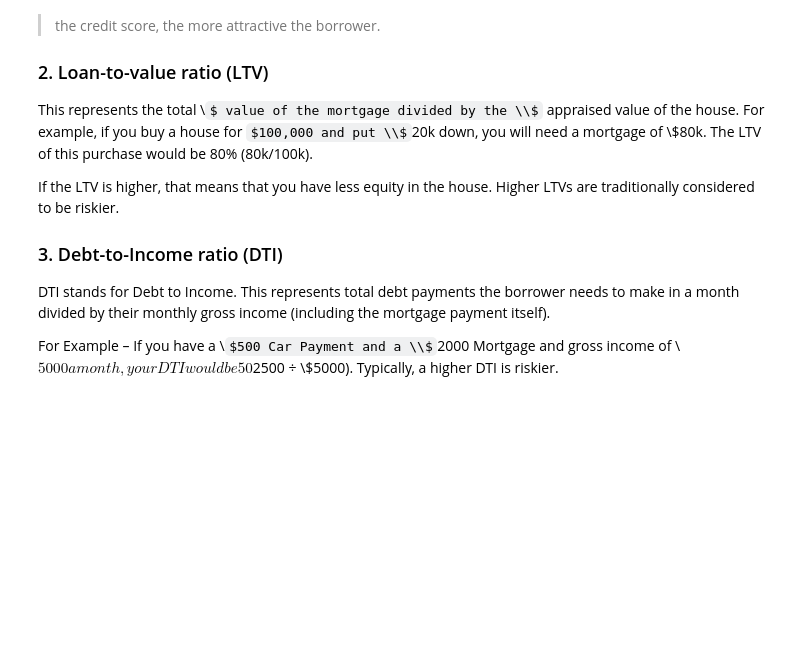
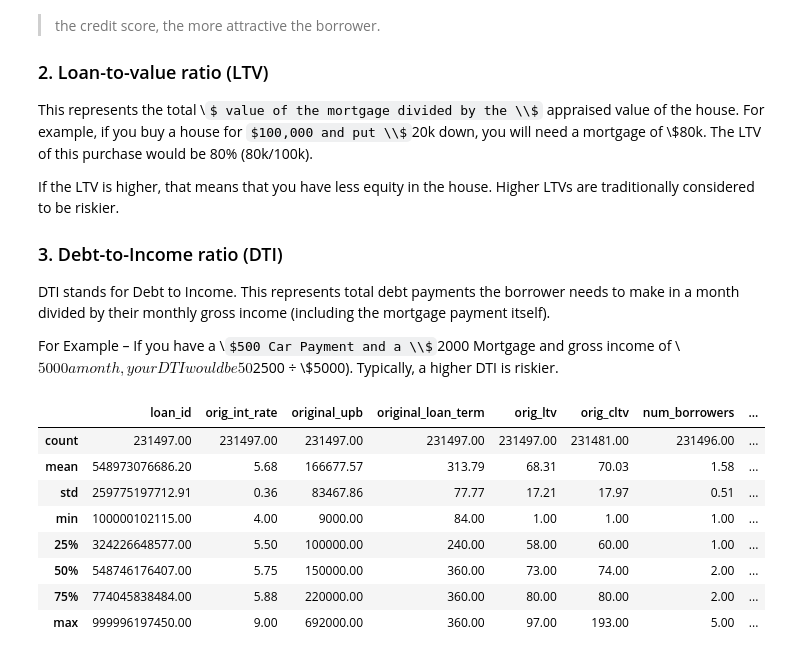
Before and after one commit to jcabiles/AnalysisPractice, a Jupyter notebook: foreclosed_loans_analysis/Analysis of Foreclosed Loans.ipynb, the cells around one changed output. Cells and saved outputs as stored; diff of their text form; code cells hidden in the pictures; some formulas as TeX source; blank space fills up the shorter version.

Commit message:
Compare aggregates of all loans vs. foreclosed

```diff
--- a/foreclosed_loans_analysis/Analysis of Foreclosed Loans.ipynb
+++ b/foreclosed_loans_analysis/Analysis of Foreclosed Loans.ipynb
@@ -69,3 +69,18 @@ itself).
 
 For Example – If you have a \\$500 Car Payment and a \\$2000 Mortgage and gross income of
 \\$5000 a month, your DTI would be 50% (\\$2500 ÷ \\$5000). Typically, a higher DTI is riskier.
+# %%
+# suppress scientific notatio
+pd.set_option('display.float_format', lambda x: '%.2f' % x)
+
+all_loans.describe()
+# %% [output]
+|  | loan_id | orig_int_rate | original_upb | original_loan_term | orig_ltv | orig_cltv | num_borrowers | ... |
+| count | 231497.00 | 231497.00 | 231497.00 | 231497.00 | 231497.00 | 231481.00 | 231496.00 | ... |
+| mean | 548973076686.20 | 5.68 | 166677.57 | 313.79 | 68.31 | 70.03 | 1.58 | ... |
+| std | 259775197712.91 | 0.36 | 83467.86 | 77.77 | 17.21 | 17.97 | 0.51 | ... |
+| min | 100000102115.00 | 4.00 | 9000.00 | 84.00 | 1.00 | 1.00 | 1.00 | ... |
+| 25% | 324226648577.00 | 5.50 | 100000.00 | 240.00 | 58.00 | 60.00 | 1.00 | ... |
+| 50% | 548746176407.00 | 5.75 | 150000.00 | 360.00 | 73.00 | 74.00 | 2.00 | ... |
+| 75% | 774045838484.00 | 5.88 | 220000.00 | 360.00 | 80.00 | 80.00 | 2.00 | ... |
+| max | 999996197450.00 | 9.00 | 692000.00 | 360.00 | 97.00 | 193.00 | 5.00 | ... |
```
Also changed, not shown: parts of 1 cell of this notebook.
